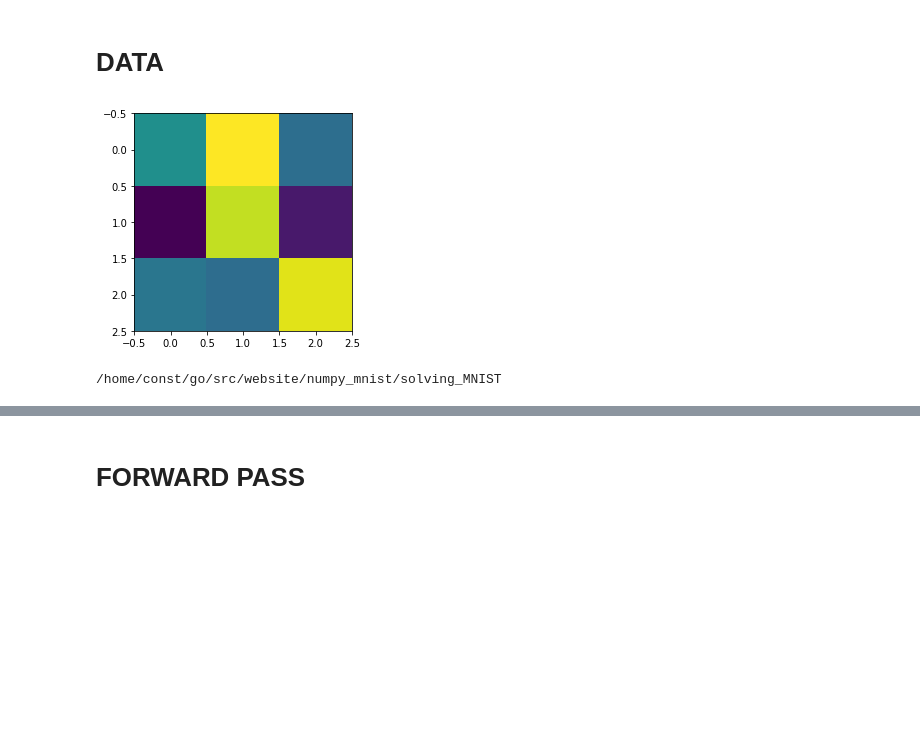
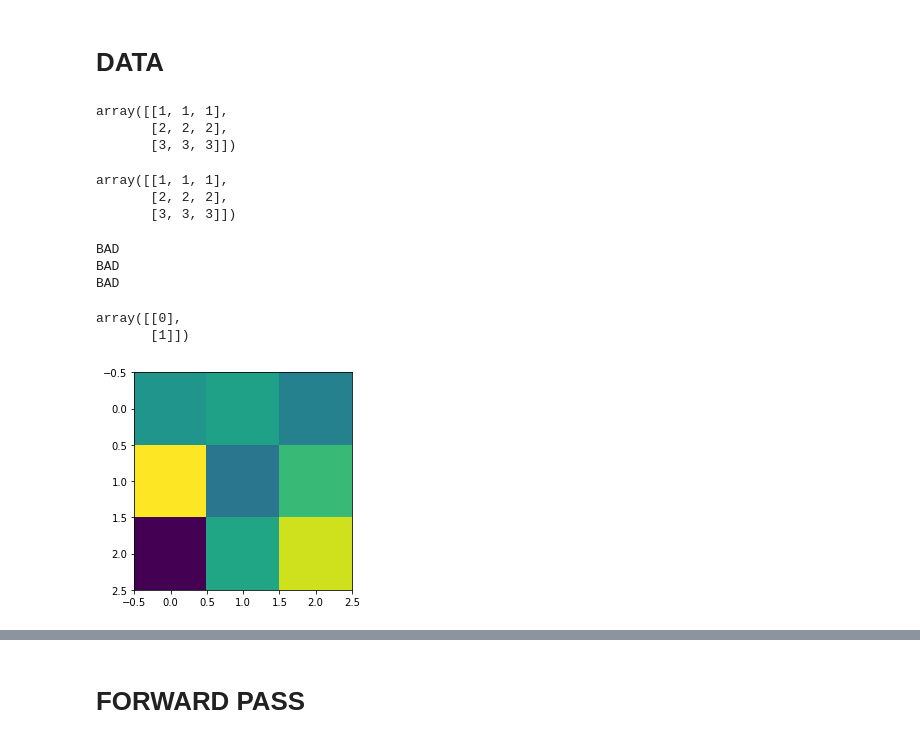
Before and after one commit to 8const/convnet_second_attempt, a Jupyter notebook: smol_model.ipynb, the cells around one changed output, grey strips where cells are left out. Drawn from its saved outputs; the diff is of its cells as text; code cells hidden in the pictures; blank space fills up the shorter version.

```diff
--- a/smol_model.ipynb
+++ b/smol_model.ipynb
@@ -69,14 +69,25 @@ def kernel(x, y):
 # %% [markdown]
 # DATA
 # %%
-x = np.random.uniform(-2, 2, (3,3))
-imshow(x)
+x = np.random.uniform(-1, 1, (3,3))
+#imshow(x)
 
-i = lambda: np.random.uniform(-2, 2,  (3,3))
+i = lambda: vr #np.random.uniform(-1, 1,  (3,3))
+
+def i():
+    if np.random.uniform(-1,1,(1,1)) > 0:
+        return vr
+    else:
+        return vr.T
+i()
 # %% [output]
-[figure, removed]
+array([[1, 1, 1],
+       [2, 2, 2],
+       [3, 3, 3]])
 # %%
-! pwd
+i()
 # %% [output]
-/home/const/go/src/website/numpy_mnist/solving_MNIST
+array([[1, 1, 1],
+       [2, 2, 2],
+       [3, 3, 3]])
 # %%
@@ -95,2 +113,14 @@ def o(inpt):
 # %%
-data = [(inpt := i(), o(inpt)) for _ in range(4)]
+data = [(inpt := i(), o(inpt)) for _ in range(4096)]
+# %% [output]
+BAD
+BAD
+BAD
+# %%
+x = np.random.uniform(-1, 1, (3,3))
+imshow(x)
+o(x)
+# %% [output]
+array([[0],
+       [1]])
+[figure, added]
```
Also changed, not shown: parts of 36 cells of this notebook.
